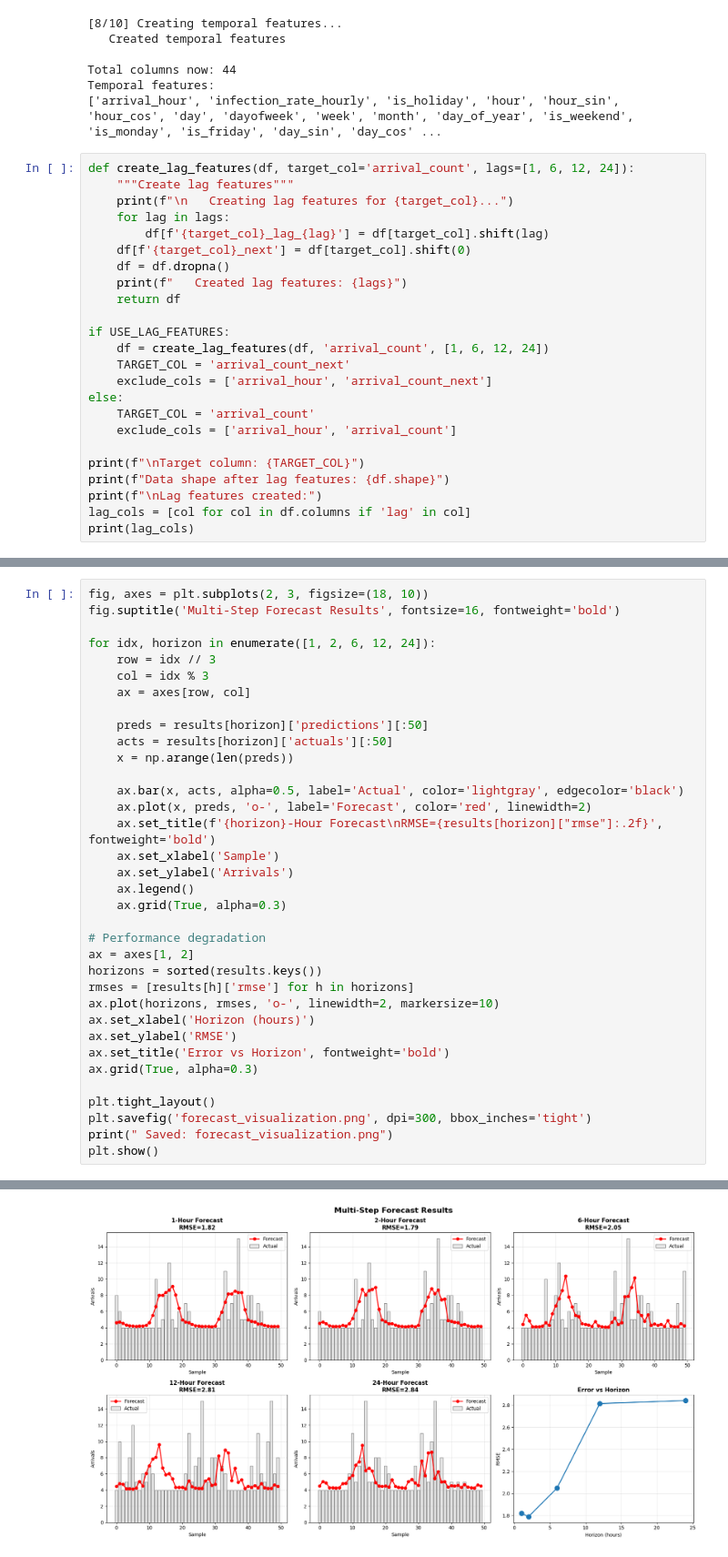
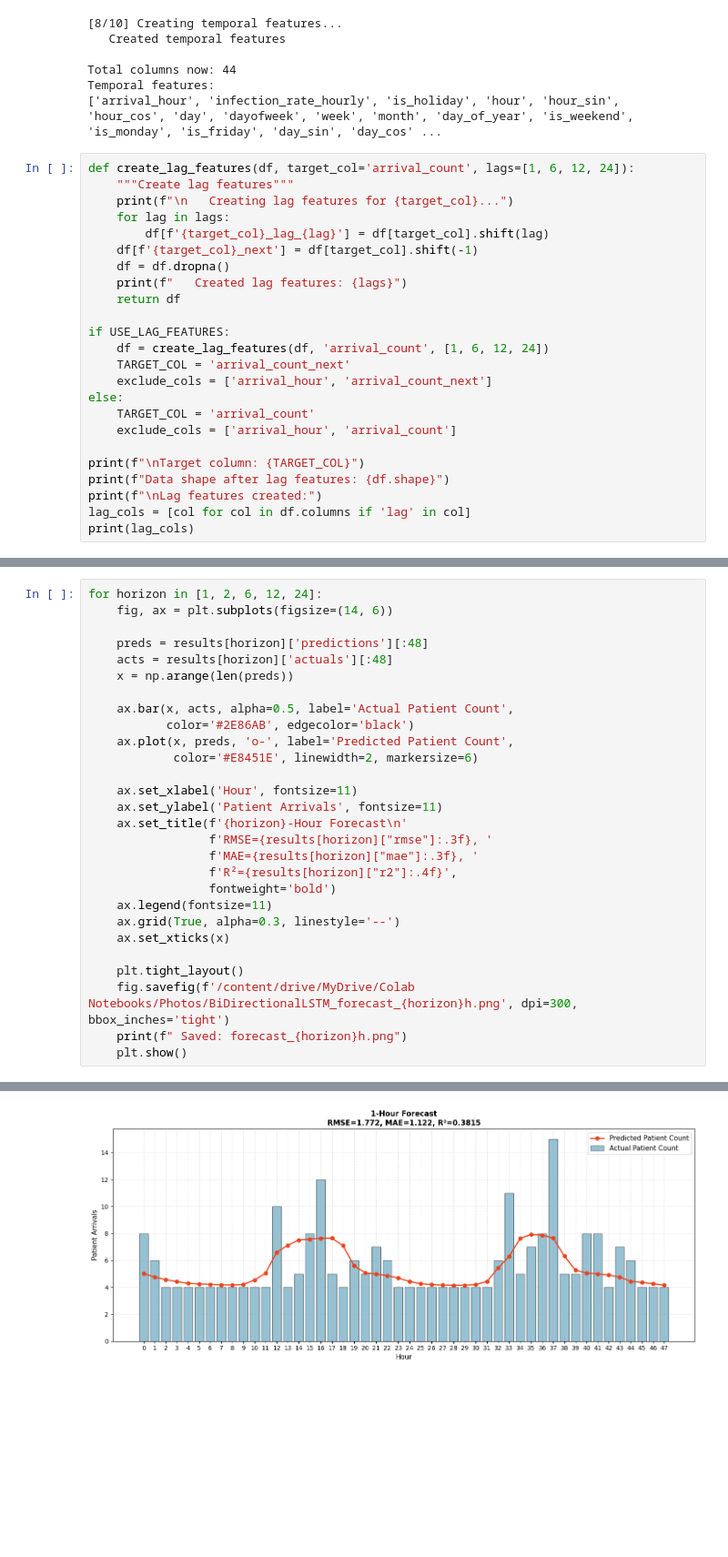
Before and after one commit to Foysal061/Api-testing, a Jupyter notebook: BiDirectional_Lstm.ipynb, the cells around one changed output, grey strips where cells are left out. Shown at 91% size. Drawn from its saved outputs; the diff is of its cells as text; blank space fills up the shorter version.

Commit message:
BiDirectional LSTM

```diff
--- a/BiDirectional_Lstm.ipynb
+++ b/BiDirectional_Lstm.ipynb
@@ -483,7 +484,7 @@ def create_lag_features(df, target_col='arrival_count', lags=[1, 6, 12, 24]):
     print(f"\n   Creating lag features for {target_col}...")
     for lag in lags:
         df[f'{target_col}_lag_{lag}'] = df[target_col].shift(lag)
-    df[f'{target_col}_next'] = df[target_col].shift(0)
+    df[f'{target_col}_next'] = df[target_col].shift(-1)
     df = df.dropna()
     print(f"   Created lag features: {lags}")
     return df
@@ -882,36 +885,29 @@ Metrics:
 # %%
-fig, axes = plt.subplots(2, 3, figsize=(18, 10))
-fig.suptitle('Multi-Step Forecast Results', fontsize=16, fontweight='bold')
+for horizon in [1, 2, 6, 12, 24]:
+    fig, ax = plt.subplots(figsize=(14, 6))
 
-for idx, horizon in enumerate([1, 2, 6, 12, 24]):
-    row = idx // 3
-    col = idx % 3
-    ax = axes[row, col]
-
-    preds = results[horizon]['predictions'][:50]
-    acts = results[horizon]['actuals'][:50]
+    preds = results[horizon]['predictions'][:48]
+    acts = results[horizon]['actuals'][:48]
     x = np.arange(len(preds))
 
-    ax.bar(x, acts, alpha=0.5, label='Actual', color='lightgray', edgecolor='black')
-    ax.plot(x, preds, 'o-', label='Forecast', color='red', linewidth=2)
-    ax.set_title(f'{horizon}-Hour Forecast\nRMSE={results[horizon]["rmse"]:.2f}', fontweight='bold')
-    ax.set_xlabel('Sample')
-    ax.set_ylabel('Arrivals')
-    ax.legend()
-    ax.grid(True, alpha=0.3)
+    ax.bar(x, acts, alpha=0.5, label='Actual Patient Count',
+           color='#2E86AB', edgecolor='black')
+    ax.plot(x, preds, 'o-', label='Predicted Patient Count',
+            color='#E8451E', linewidth=2, markersize=6)
 
-# Performance degradation
-ax = axes[1, 2]
-horizons = sorted(results.keys())
-rmses = [results[h]['rmse'] for h in horizons]
-ax.plot(horizons, rmses, 'o-', linewidth=2, markersize=10)
-ax.set_xlabel('Horizon (hours)')
-ax.set_ylabel('RMSE')
-ax.set_title('Error vs Horizon', fontweight='bold')
-ax.grid(True, alpha=0.3)
+    ax.set_xlabel('Hour', fontsize=11)
+    ax.set_ylabel('Patient Arrivals', fontsize=11)
+    ax.set_title(f'{horizon}-Hour Forecast\n'
+                 f'RMSE={results[horizon]["rmse"]:.3f}, '
+                 f'MAE={results[horizon]["mae"]:.3f}, '
+                 f'R²={results[horizon]["r2"]:.4f}',
+                 fontweight='bold')
+    ax.legend(fontsize=11)
+    ax.grid(True, alpha=0.3, linestyle='--')
+    ax.set_xticks(x)
 
-plt.tight_layout()
-plt.savefig('forecast_visualization.png', dpi=300, bbox_inches='tight')
-print(" Saved: forecast_visualization.png")
-plt.show()
+    plt.tight_layout()
+    fig.savefig(f'/content/drive/MyDrive/Colab Notebooks/Photos/BiDirectionalLSTM_forecast_{horizon}h.png', dpi=300, bbox_inches='tight')
+    print(f" Saved: forecast_{horizon}h.png")
+    plt.show()
 # %% [output]
@@ -919 +915 @@ plt.show()
-[figure, old version]
+[figure, new version]
```
Also changed, not shown: parts of 9 cells of this notebook.
